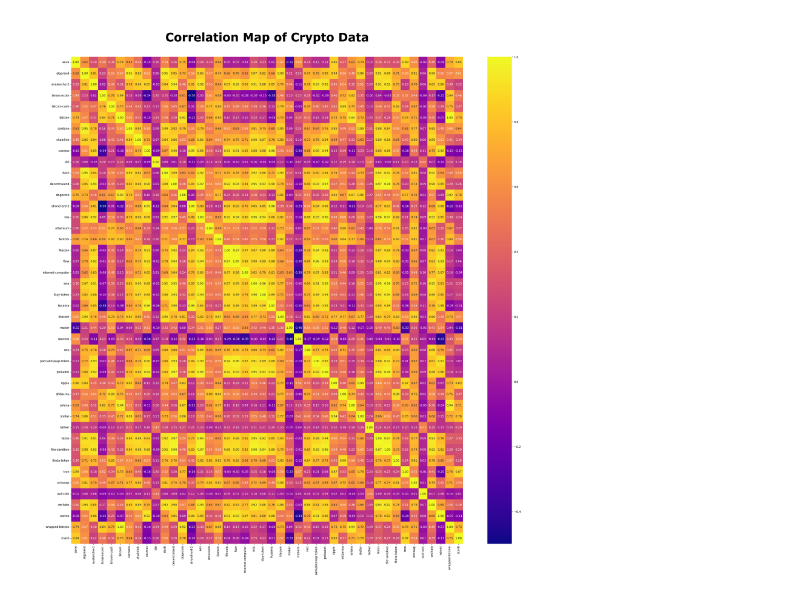
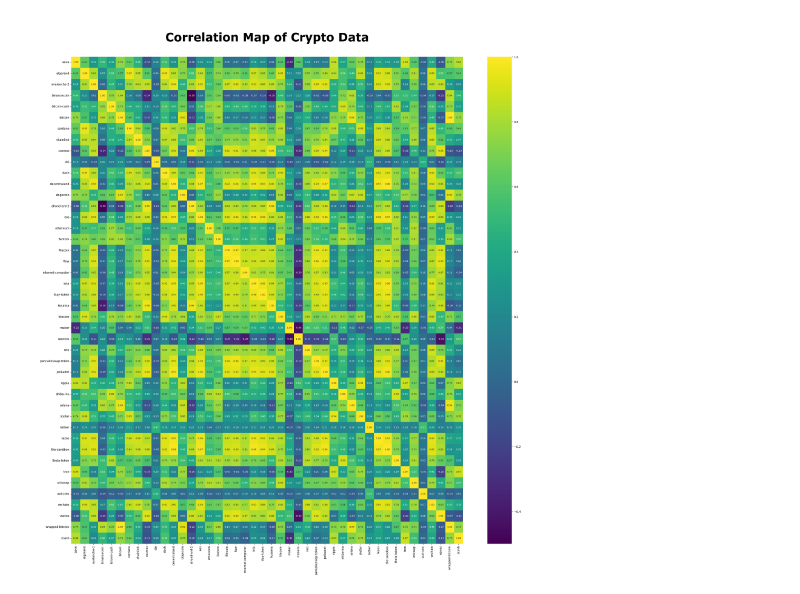
Before and after one commit to heritaco/Crypto, a Jupyter notebook: 02 Coingecko/03 Heatmap.ipynb, the cells around one changed output. Drawn from its saved outputs; the diff is of its cells as text; code cells hidden in the pictures.

```diff
--- a/02 Coingecko/03 Heatmap.ipynb
+++ b/02 Coingecko/03 Heatmap.ipynb
@@ -11,12 +11,12 @@ corr = data.corr()
 # %%
 # Create a heatmap
 plt.figure(figsize=(30, 30))
-sns.heatmap(corr, annot=True, cmap='plasma', fmt='.2f')
-plt.title('\nCorrelation Map of Crypto Data\n', fontsize=40, fontweight='bold', weight='bold', family='Verdana')
+sns.heatmap(corr, annot=True, cmap='viridis', fmt='.2f', annot_kws={"size": 8, "family": "Verdana"})
+plt.title('\nCorrelation Map of Crypto Data\n', fontsize=40, fontweight='bold', family='Verdana')
 
 # Save the plot as a PDF file
 plt.savefig("heatmap.pdf", format='pdf', bbox_inches='tight')
 
 plt.show()
 # %% [output]
-[figure, old version]
+[figure, new version]
```
Also changed, not shown: 1 other file.
